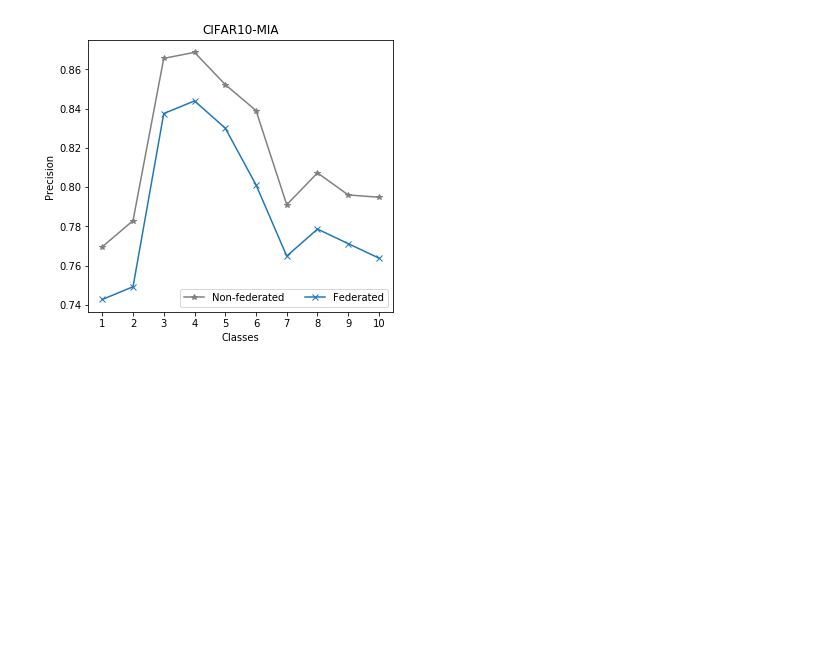
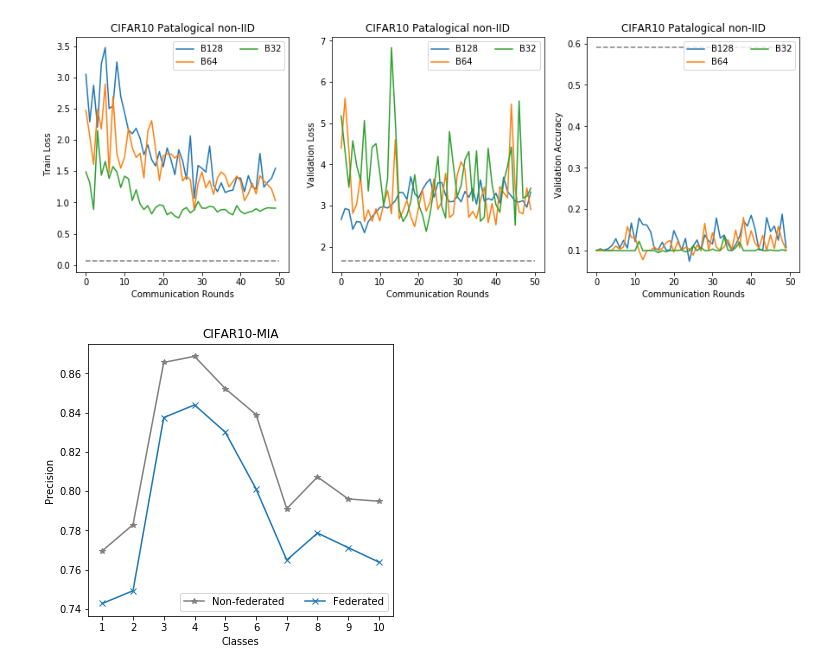
Before and after one commit to abogdanova/FedMed, a Jupyter notebook: Experiments.ipynb, the cells around one changed output. Drawn from its saved outputs; the diff is of its cells as text; code cells hidden in the pictures; blank space fills up the shorter version.

```diff
--- a/Experiments.ipynb
+++ b/Experiments.ipynb
@@ -178,3 +178,48 @@ plt.show()
+# %%
+plt.figure(figsize=(15,5))
+
+plt.subplot(1,3,1)
+plt.hlines(TargetTrain, 0, 50, color='grey', linestyles='--')
+plt.plot(xB128Train, color='C0',label='B128')
+plt.plot(xB64Train, color='C1', label='B64')
+plt.plot(xB32Train, color='C2', label='B32')
+#plt.plot(rB128C2Train, color='C0', label='B128 C2', linestyle=':')
+#plt.plot(rB64C2Train, color='C1', label='B64 C2', linestyle=':')
+#plt.plot(rE1C2Train, color='C2', label='B32 C2', linestyle=':')
+plt.legend(ncol=2)
+plt.ylabel('Train Loss')
+plt.xlabel('Communication Rounds')
+plt.title("CIFAR10 Patalogical non-IID")
+
+plt.subplot(1,3,2)
+plt.hlines(TargetTest, 0, 50, color='grey', linestyles='--')
+plt.plot(xB128Test, color='C0',label='B128')
+plt.plot(xB64Test, color='C1', label='B64')
+plt.plot(xB32Test, color='C2', label='B32')
+#plt.plot(rB128C2Test, color='C0', label='B128 C2', linestyle=':')
+#plt.plot(rB64C2Test, color='C1', label='B64 C2', linestyle=':')
+#plt.plot(rE1C2Test, color='C2', label='B32 C2', linestyle=':')
+plt.ylabel('Validation Loss')
+plt.xlabel('Communication Rounds')
+plt.title("CIFAR10 Patalogical non-IID")
+plt.legend(ncol=2)
+
+plt.subplot(1,3,3)
+plt.hlines(TargetAccuracy, 0, 50, color='grey', linestyles='--')
+plt.plot(xB128Accuracy, color='C0',label='B128')
+plt.plot(xB64Accuracy, color='C1', label='B64')
+plt.plot(xB32Accuracy, color='C2', label='B32')
+#plt.plot(rB128C2Accuracy, color='C0', label='B128 C2', linestyle=':')
+#plt.plot(rB64C2Accuracy, color='C1', label='B64 C2', linestyle=':')
+#plt.plot(rE1C2Accuracy, color='C2', label='B32 C2', linestyle=':')
+plt.ylabel('Validation Accuracy')
+plt.xlabel('Communication Rounds')
+plt.title("CIFAR10 Patalogical non-IID")
+plt.legend(ncol=2)
+
+plt.show()
+# %% [output]
+[figure, added]
 # %%
 plt.figure(figsize=(12,5))
 
```
Also changed, not shown: parts of 8 cells of this notebook, 54 other files.
